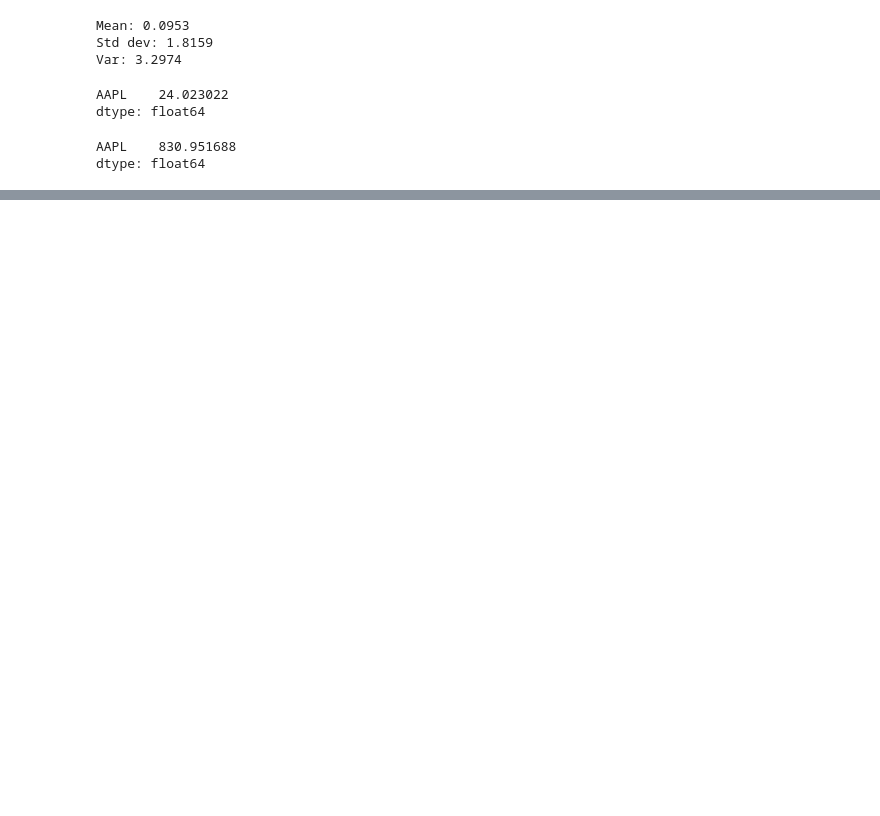
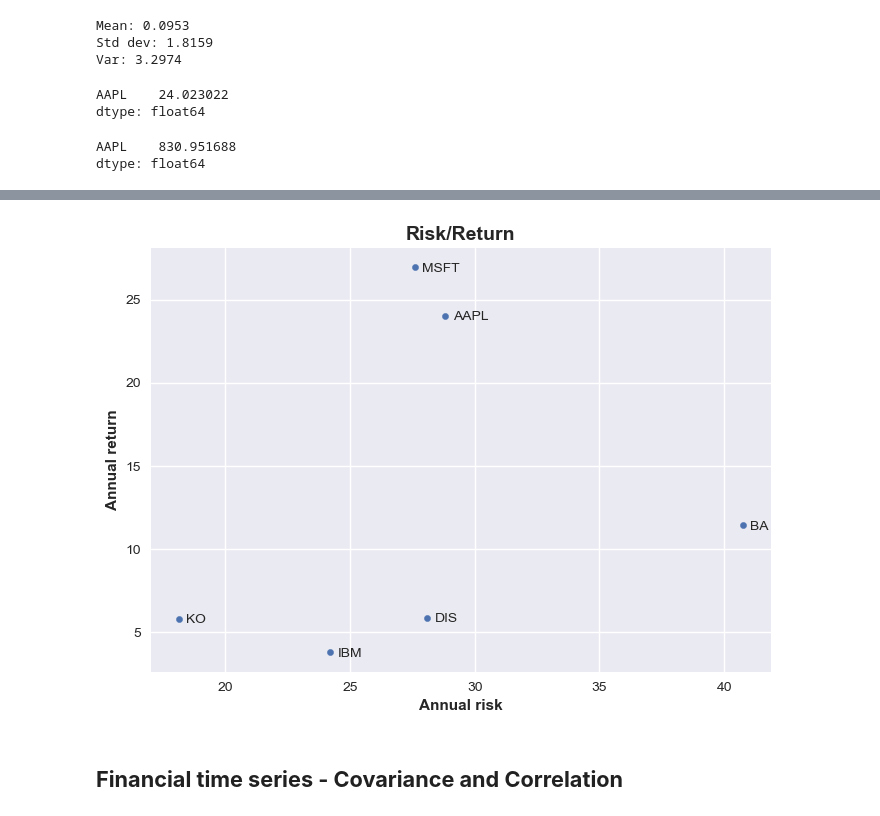
Before and after one commit to alchemistbg/udemy-the-complete-pandas-bootcamp, a Jupyter notebook: Section-24/Pandas_for_Finance_and_Investments.ipynb, the cells around one changed output, grey strips where cells are left out. Cells and saved outputs as stored; diff of their text form; code cells hidden in the pictures; blank space fills up the shorter version.

```diff
--- a/Section-24/Pandas_for_Finance_and_Investments.ipynb
+++ b/Section-24/Pandas_for_Finance_and_Investments.ipynb
@@ -595,0 +633,2 @@ dtype: float64
+# %%
+return_all = close.pct_change().dropna().mul(100)
@@ -595,0 +664,2 @@ dtype: float64
+# %%
+summary_all = return_all.describe().T.loc[:, ['mean', 'std']]
@@ -595,0 +676,4 @@ dtype: float64
+# %%
+summary_all['mean'] = summary_all['mean'].mul(252)
+# %%
+summary_all['std'] = summary_all['std'].mul(np.sqrt(252))
@@ -595,0 +690,13 @@ dtype: float64
+# %%
+summary_all.plot(kind = 'scatter', x = 'std', y = 'mean',)
+plt.xlabel('Annual risk', weight = 'bold')
+plt.ylabel('Annual return', weight = 'bold')
+plt.title('Risk/Return', fontsize = 14, weight = 'bold')
+for idx in summary_all.index:
+    plt.annotate(text = idx, xy = (summary_all.loc[idx, 'std'] + 0.3, summary_all.loc[idx, 'mean'] - 0.25))
+plt.grid()
+plt.show()
+# %% [output]
+[figure, added]
+# %% [markdown]
+## **Financial time series - Covariance and Correlation**
```
Also changed, not shown: parts of 26 cells of this notebook, 1 other file.
